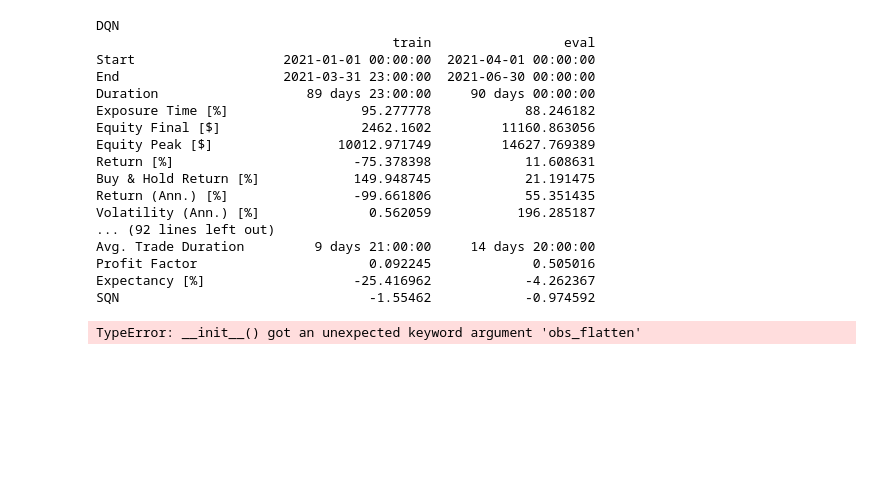
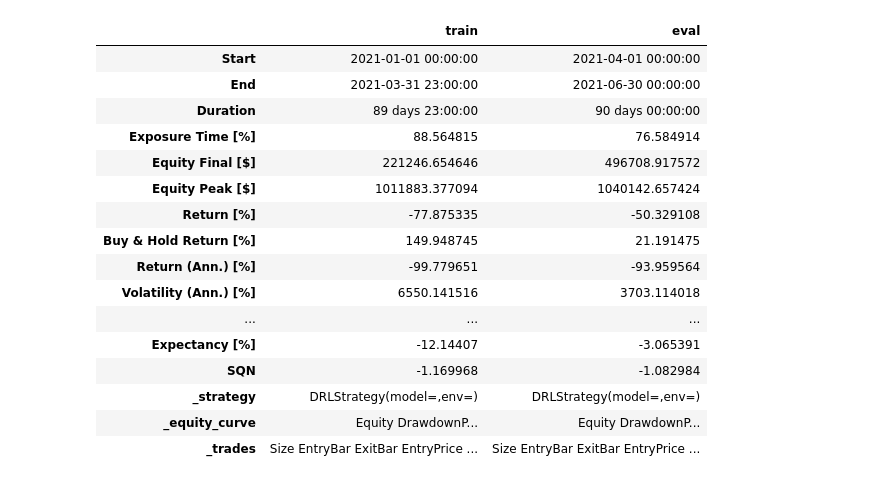
Before and after one commit to napnel/UoA-thesis-s1260099, a Jupyter notebook: main.ipynb, the cells around one changed output. Saved outputs shown, nothing was run; the diff lists cells and outputs as text; code cells hidden in the pictures; blank space fills up the shorter version.

```diff
--- a/main.ipynb
+++ b/main.ipynb
@@ -39,0 +73,12 @@ eval_env = TradingEnv(lookback_window=lookback_window, df=eval_df, preprocessed_
+# %%
+# policy_kwargs = dict(
+#     features_extractor_class=CustomCNN,
+#     features_extractor_kwargs=dict(features_dim=32),
+# )
+# model = PPO("CnnPolicy", train_env, verbose=0, tensorboard_log="./logs", policy_kwargs=policy_kwargs)
+# model = PPO("MlpPolicy", train_env, verbose=1, tensorboard_log="./logs")
+model_class = DQN
+model = model_class("MlpPolicy", train_env, verbose=0, tensorboard_log="./logs").learn(30000)
+model_name = model.__class__.__name__
+model.save(f"./results/{model_name}")
+del model
@@ -40,42 +131,29 @@ eval_env = TradingEnv(lookback_window=lookback_window, df=eval_df, preprocessed_
 # %%
 from utils import backtest
 # %%
-models = [DQN, A2C, PPO, QRDQN]
-for model_class in models:
-    model = model_class("MlpPolicy", train_env, verbose=0, tensorboard_log="./logs")
-    model_name = model.__class__.__name__
-    model.learn(5000)
-    model.save(f"./results/{model_name}")
+stats_train = backtest(model, train_env, plot=True, plot_filename=f"./results/BackTest-{model_name}-train")
+stats_eval = backtest(model, eval_env, plot=True, plot_filename=f"./results/BackTest-{model_name}-eval")
 
-    stats_train = backtest(model, train_env, assets, fee, plot=False, plot_filename=f"./results/BackTest-{model_name}-train")
-    stats_eval = backtest(model, eval_env, assets, fee, plot=False, plot_filename=f"./results/BackTest-{model_name}-eval")
-
-    stats = pd.DataFrame()
-    stats["train"] = stats_train
-    stats["eval"] = stats_eval
-    stats = stats.drop(["Best Trade [%]", "Worst Trade [%]", "_strategy", "_equity_curve", "_trades"], axis=0)
-    print(model_name)
-    print(stats)
+stats = pd.DataFrame()
+stats["train"] = stats_train
+stats["eval"] = stats_eval
+# stats = stats.drop(["Best Trade [%]", "Worst Trade [%]", "_strategy", "_equity_curve", "_trades"], axis=0)
+stats
 # %% [output]
-DQN
-                                      train                 eval
-Start                   2021-01-01 00:00:00  2021-04-01 00:00:00
-End                     2021-03-31 23:00:00  2021-06-30 00:00:00
-Duration                   89 days 23:00:00     90 days 00:00:00
-Exposure Time [%]                 95.277778            88.246182
-Equity Final [$]                  2462.1602         11160.863056
-Equity Peak [$]                10012.971749         14627.769389
-Return [%]                       -75.378398            11.608631
-Buy & Hold Return [%]            149.948745            21.191475
-Return (Ann.) [%]                -99.661806            55.351435
-Volatility (Ann.) [%]              0.562059           196.285187
-... (92 lines left out)
-Avg. Trade Duration         9 days 21:00:00     14 days 20:00:00
-Profit Factor                      0.092245             0.505016
-Expectancy [%]                   -25.416962            -4.262367
-SQN                                -1.55462            -0.974592
+|  | train | eval |
+| Start | 2021-01-01 00:00:00 | 2021-04-01 00:00:00 |
+| End | 2021-03-31 23:00:00 | 2021-06-30 00:00:00 |
+| Duration | 89 days 23:00:00 | 90 days 00:00:00 |
+| Exposure Time [%] | 88.564815 | 76.584914 |
+| Equity Final [$] | 221246.654646 | 496708.917572 |
+| Equity Peak [$] | 1011883.377094 | 1040142.657424 |
+| Return [%] | -77.875335 | -50.329108 |
+| Buy & Hold Return [%] | 149.948745 | 21.191475 |
+| Return (Ann.) [%] | -99.779651 | -93.959564 |
+| Volatility (Ann.) [%] | 6550.141516 | 3703.114018 |
+| ... | ... | ... |
+| Expectancy [%] | -12.14407 | -3.065391 |
+| SQN | -1.169968 | -1.082984 |
+| _strategy | DRLStrategy(model=,env=) | DRLStrategy(model=,env=) |
+| _equity_curve | Equity DrawdownP... | Equity DrawdownP... |
+| _trades | Size EntryBar ExitBar EntryPrice ... | Size EntryBar ExitBar EntryPrice ... |
-# %%
-train_env = TradingEnv(lookback_window=lookback_window, df=train_df, preprocessed_df=preprocessing(train_df), assets=assets, fee=fee)
-eval_env = TradingEnv(lookback_window=lookback_window, df=eval_df, preprocessed_df=preprocessing(eval_df), assets=assets, fee=fee)
-# %% [output]
-TypeError: __init__() got an unexpected keyword argument 'obs_flatten'
```
Also changed, not shown: parts of 17 cells of this notebook, 2 other files.
